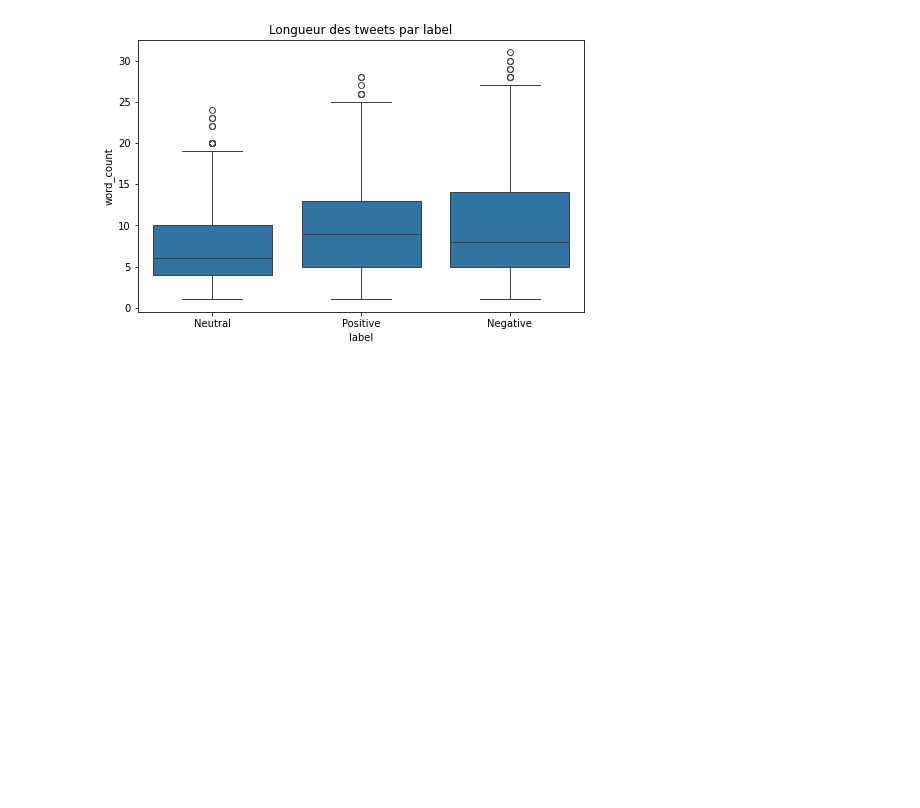
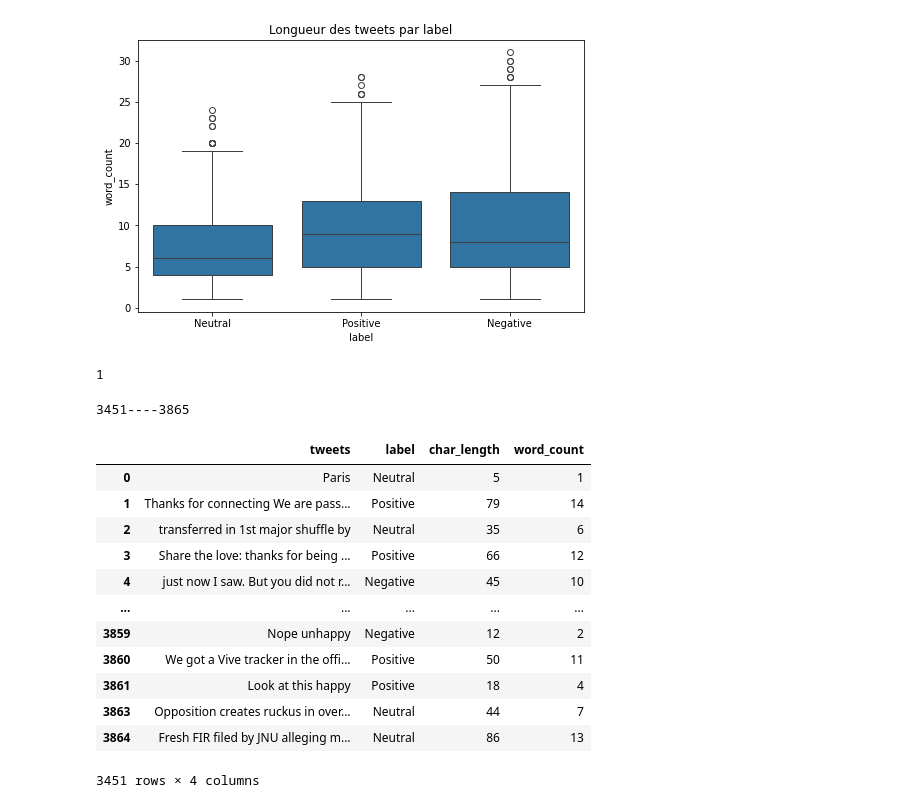
Before and after one commit to hassanlakhal/tweets, a Jupyter notebook: notebook/sentiment_analysis.ipynb, the cells around one changed output. Drawn from its saved outputs; the diff is of its cells as text; code cells hidden in the pictures; blank space fills up the shorter version.

```diff
--- a/notebook/sentiment_analysis.ipynb
+++ b/notebook/sentiment_analysis.ipynb
@@ -74,4 +74,34 @@ plt.show()
 # %%
 n_dup = df.duplicated(subset='tweets').sum()
 
-print(n_dup)
+duplicated_tweets = df[df.duplicated(subset='tweets', keep=False)].sort_values('tweets')
+duplicated_tweets.head(10)
+
+duplicates_check = df[df.duplicated(subset='tweets', keep=False)]
+label_consistency = duplicates_check.groupby('tweets')['label'].nunique()
+inconsistent = label_consistency[label_consistency > 1]
+
+print(len(inconsistent))
+# %% [output]
+1
+# %%
+df_clean = df.drop_duplicates(subset='tweets', keep='first')
+# %%
+print(f"{len(df_clean)}----{len(df)}")
+
+df_clean
+# %% [output]
+3451----3865
+|  | tweets | label | char_length | word_count |
+| 0 | Paris | Neutral | 5 | 1 |
+| 1 | Thanks for connecting We are pass... | Positive | 79 | 14 |
+| 2 | transferred in 1st major shuffle by | Neutral | 35 | 6 |
+| 3 | Share the love: thanks for being ... | Positive | 66 | 12 |
+| 4 | just now I saw. But you did not r... | Negative | 45 | 10 |
+| ... | ... | ... | ... | ... |
+| 3859 | Nope unhappy | Negative | 12 | 2 |
+| 3860 | We got a Vive tracker in the offi... | Positive | 50 | 11 |
+| 3861 | Look at this happy | Positive | 18 | 4 |
+| 3863 | Opposition creates ruckus in over... | Neutral | 44 | 7 |
+| 3864 | Fresh FIR filed by JNU alleging m... | Neutral | 86 | 13 |
+3451 rows × 4 columns
```
